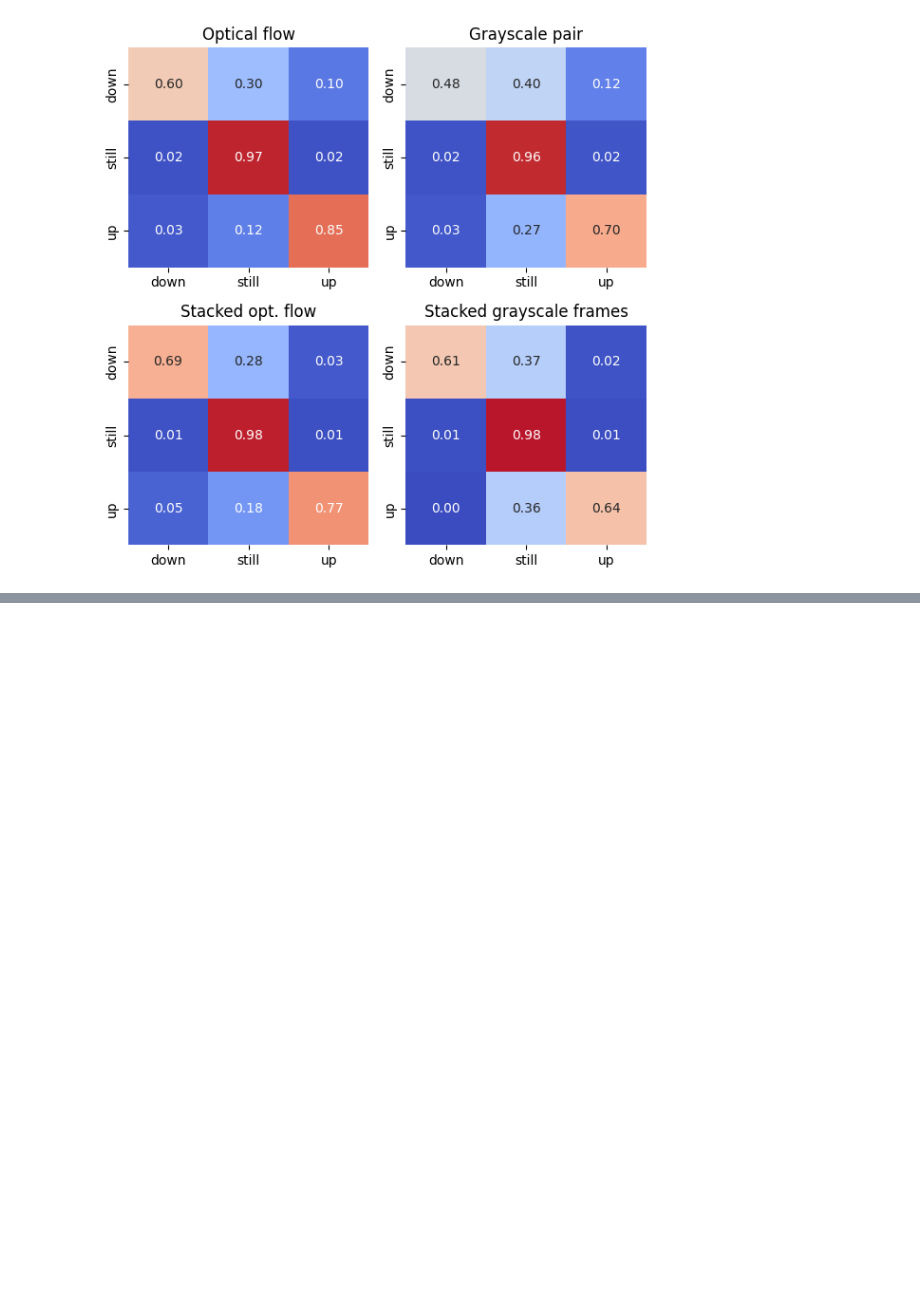
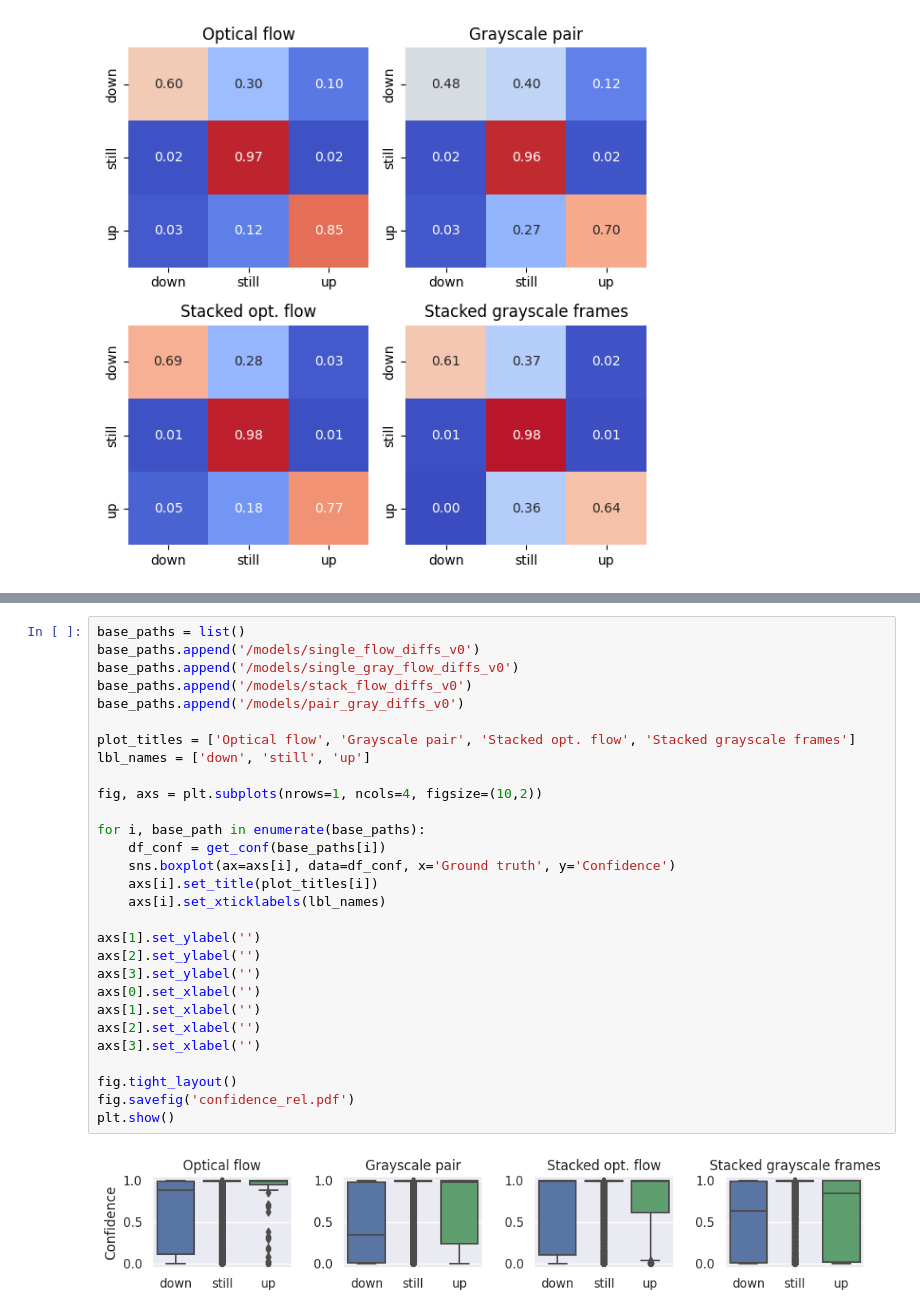
Before and after one commit to cmranieri/flood-detection, a Jupyter notebook: src/analyse_results.ipynb, the cells around one changed output, grey strips where cells are left out. Saved outputs shown, nothing was run; the diff lists cells and outputs as text; blank space fills up the shorter version.

```diff
--- a/src/analyse_results.ipynb
+++ b/src/analyse_results.ipynb
@@ -312,0 +373,31 @@ fig.savefig('cf_diffs.pdf')
+# %%
+base_paths = list()
+base_paths.append('/models/single_flow_diffs_v0')
+base_paths.append('/models/single_gray_flow_diffs_v0')
+base_paths.append('/models/stack_flow_diffs_v0')
+base_paths.append('/models/pair_gray_diffs_v0')
+
+plot_titles = ['Optical flow', 'Grayscale pair', 'Stacked opt. flow', 'Stacked grayscale frames']
+lbl_names = ['down', 'still', 'up']
+
+fig, axs = plt.subplots(nrows=1, ncols=4, figsize=(10,2))
+
+for i, base_path in enumerate(base_paths):
+    df_conf = get_conf(base_paths[i])
+    sns.boxplot(ax=axs[i], data=df_conf, x='Ground truth', y='Confidence')
+    axs[i].set_title(plot_titles[i])
+    axs[i].set_xticklabels(lbl_names)
+
+axs[1].set_ylabel('')
+axs[2].set_ylabel('')
+axs[3].set_ylabel('')
+axs[0].set_xlabel('')
+axs[1].set_xlabel('')
+axs[2].set_xlabel('')
+axs[3].set_xlabel('')
+
+fig.tight_layout()
+fig.savefig('confidence_rel.pdf')
+plt.show()
+# %% [output]
+[figure, added]
```
Also changed, not shown: parts of 5 cells of this notebook, 1 other file.
